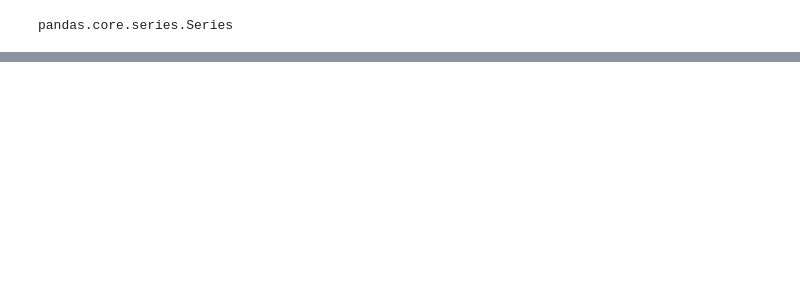
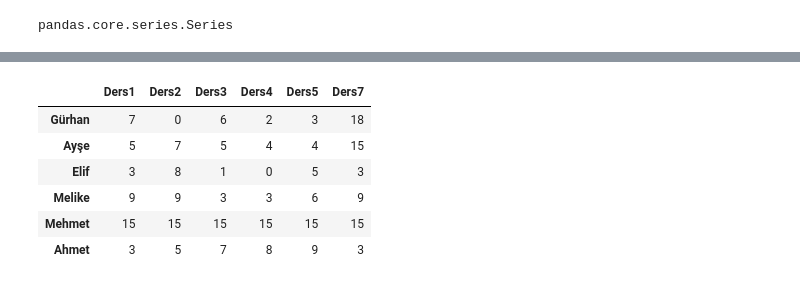
Before and after one commit to europecodingschool/ECS---VB---YZ---08.26, a Jupyter notebook: VB_YZ_Ders_5_.ipynb, the cells around one changed output, grey strips where cells are left out. Drawn from its saved outputs; the diff is of its cells as text; code cells hidden in the pictures; blank space fills up the shorter version.

```diff
--- a/VB_YZ_Ders_5_.ipynb
+++ b/VB_YZ_Ders_5_.ipynb
@@ -199,0 +240,2 @@ new_df.iloc[0:3,1:3] -
+# %%
+new_df["Ders7"] = new_df["Ders3"] * 3
@@ -199,0 +276,2 @@ new_df.iloc[0:3,1:3] -
+# %%
+new_df.drop("Ders6", axis=1 , inplace=True) #inplace parametresi TRUE değeri atandığında dataframe içinde o işlemi yapıyor ve kaydediyor. Yoksa yukarıda yapıldığı gibi bir değişkene atanmalı.
@@ -199,0 +301,2 @@ new_df.iloc[0:3,1:3] -
+# %%
+new_df.loc["Mehmet"] = 15
@@ -199,0 +312,12 @@ new_df.iloc[0:3,1:3] -
+# %%
+new_df.loc["Ahmet"] = [3,5,7,8,9,3]
+# %%
+new_df
+# %% [output]
+|  | Ders1 | Ders2 | Ders3 | Ders4 | Ders5 | Ders7 |
+| Gürhan | 7 | 0 | 6 | 2 | 3 | 18 |
+| Ayşe | 5 | 7 | 5 | 4 | 4 | 15 |
+| Elif | 3 | 8 | 1 | 0 | 5 | 3 |
+| Melike | 9 | 9 | 3 | 3 | 6 | 9 |
+| Mehmet | 15 | 15 | 15 | 15 | 15 | 15 |
+| Ahmet | 3 | 5 | 7 | 8 | 9 | 3 |
```
Also changed, not shown: parts of 57 cells of this notebook.
